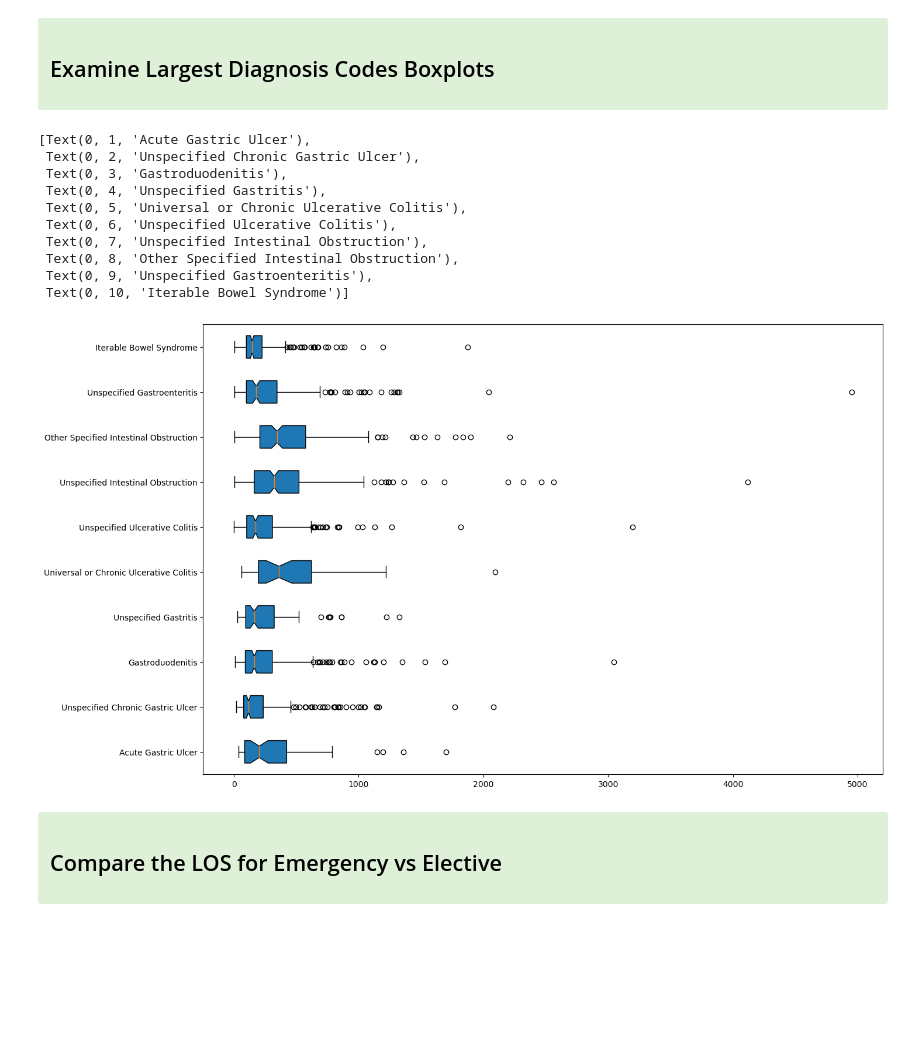
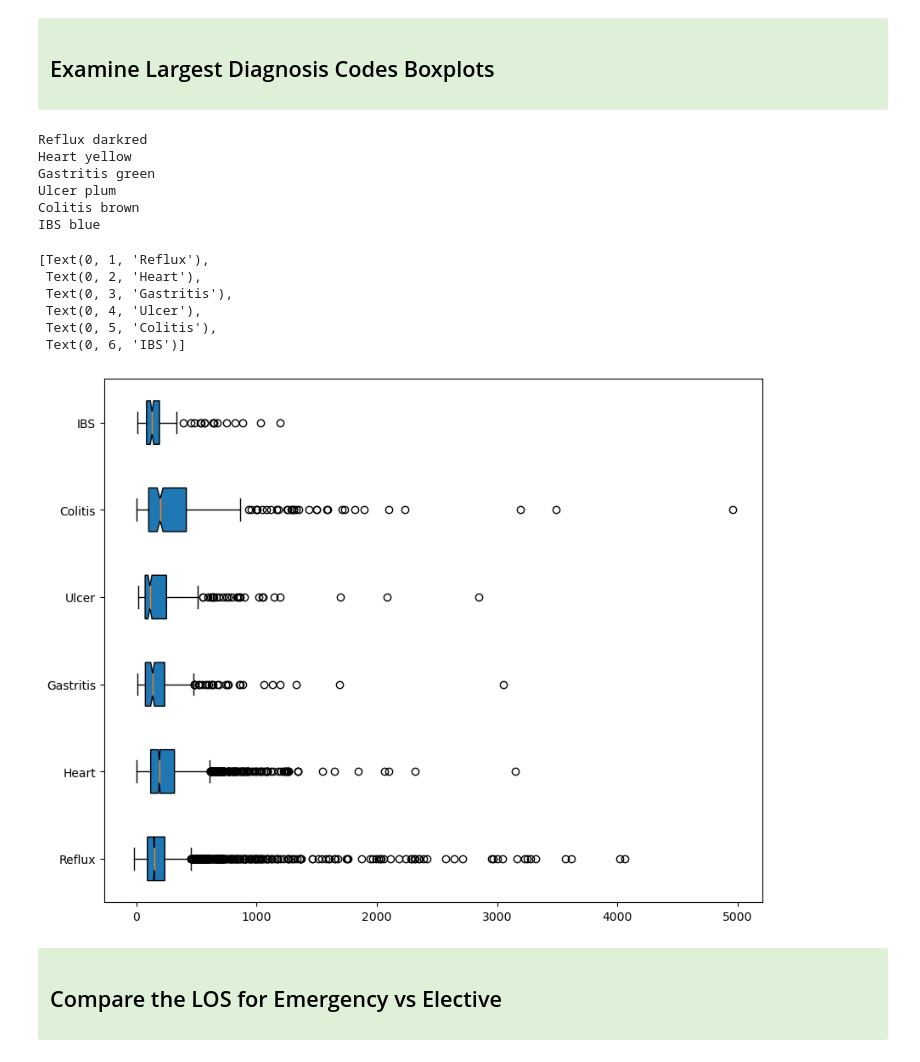
Before and after one commit to rdpratti/Medical-MIMIC-Research, a Jupyter notebook: Notebooks/MIMIC-Notes-EDA.ipynb, the cells around one changed output. Saved outputs shown, nothing was run; the diff lists cells and outputs as text; code cells hidden in the pictures; blank space fills up the shorter version.

```diff
--- a/Notebooks/MIMIC-Notes-EDA.ipynb
+++ b/Notebooks/MIMIC-Notes-EDA.ipynb
@@ -190,7 +234,7 @@ admissions['stay_hours'] = (admissions.dischtime - admissions.admittime).astype(
 intestinal_adms = pd.merge(intestinal_folks, admissions, on=['subject_id','hadm_id'])\
                 [['subject_id', 'hadm_id', 'icd9_codes', 'primary_icd9_code', 'primary_icd10_code', 'stay_hours', \
                   'admittime', 'dischtime','deathtime',\
-                 'admission_type', 'insurance', 'language', 'religion','marital_status', 'ethnicity', 'diagnosis']]
-intestinal_adms[1:5]
+                 'admission_type', 'insurance', 'language', 'religion','marital_status', 'ethnicity', 'diagnosis', 'icd_category']]
+intestinal_adms[intestinal_adms.icd_category == 'Reflux'][0:3]
 # %% [output]
 |  | subject_id | hadm_id | icd9_codes | primary_icd9_code | primary_icd10_code | stay_hours | admittime | ... |
@@ -254,11 +277,11 @@ dtype: int64
 <div class="alert alert-block alert-success"><font color="black"><h1><left>Length of Stay Statistics and Admission Counts By Primary Diagnosis Code</left></h1></font>
 # %%
 intestinal_adms.merge(diag_codes, left_on='primary_icd9_code', right_on='icd9_code')\
-                        .groupby(['primary_icd10_code', 'primary_icd9_code' , 'long_title'])\
+                        .groupby(['primary_icd10_code', 'primary_icd9_code' , 'icd_category', 'long_title'])\
                         .agg(stay_hrs_min= ('stay_hours','min'),
                              stay_hrs_max= ('stay_hours','max'),
                              stay_hrs_avg= ('stay_hours','mean'),
                              adms_count=('hadm_id','count'))\
                          .round(1)\
-                         .sort_values(by=['adms_count'], ascending=False, inplace=False)[1:20]
+                         .sort_values(by=['adms_count'], ascending=False, inplace=False)[1:30]
 # %% [output]
@@ -342,7 +389,7 @@ intestinal_adms.shape
 </h2></font>
 # %%
 # Initialise the subplot function using number of rows and columns
-figure, axis = plt.subplots(nrows=5, ncols=2, figsize=(8, 10))
+figure, axis = plt.subplots(nrows=3, ncols=2, figsize=(8, 10))
 figure.tight_layout() # Or equivalently,  "plt.tight_layout()"
 plt.subplots_adjust(hspace=0.5)
 
@@ -351,26 +398,21 @@ abins = range(25,600,25)
 kwargs = dict(alpha=0.65, bins=abins)
 
 
-
-icd_codes = {'K25.0':'Acute Gastric Ulcer','K25.4':'Unspecified Chronic Gastric Ulcer',
-             'K29.90':'Gastroduodenitis','K29.91':'Unspecified Gastritis',
-             'K51.00':'Universal or Chronic Ulcerative Colitis','K51.90':'Unspecified Ulcerative Colitis',
-             'K56.60':'Unspecified Intestinal Obstruction', 'K56.69':'Other Specified Intestinal Obstruction',
-             'K52.9':'Unspecified Gastroenteritis','K58.9':'Iterable Bowel Syndrome'}
-
 x_row = 0
 x_col = 0
 
-for code, description in icd_codes.items():
+for code, description in icd_codes2.items():
 
-    temp_x = intestinal_adms.loc[intestinal_adms['primary_icd10_code'].str.contains(code), 'stay_hours']
+    temp_x = intestinal_adms.loc[intestinal_adms['icd_category'].str.contains(code), 'stay_hours']
 
     atext = 'N = ' + str(len(temp_x))
     axis[x_row,x_col].hist(temp_x, bins=100)
     axis[x_row,x_col].set_xlim(0,800)
-    xtitle = code + ' ' + description
+    xtitle = code
+    # xtitle = code + ' ' + description
     axis[x_row,x_col].text(0.8, 0.95, atext, horizontalalignment='right', verticalalignment='top', transform=axis[x_row,x_col].transAxes)
     axis[x_row,x_col].set_title(xtitle)
+    axis[x_row,x_col].set_xlabel('Length of Stay (Hours)')
     if x_col == 0:
         axis[x_row,x_col].set_ylabel('Frequency')
         x_col += 1
@@ -384,48 +426,46 @@ for code, description in icd_codes.items():
 </h2></font>
 # %%
 
-fig = plt.figure(figsize =(15, 10))
+fig = plt.figure(figsize =(10, 8))
 ax = fig.add_subplot(111)
 
 def get_data(code):
 
-    temp_x = intestinal_adms.loc[intestinal_adms['primary_icd10_code'].str.contains(code), 'stay_hours']
+#    temp_x = intestinal_adms.loc[intestinal_adms['primary_icd10_code'].str.contains(code), 'stay_hours']
+
+    temp_x = intestinal_adms.loc[intestinal_adms['icd_category'].str.contains(code,na=False), 'stay_hours']
     return temp_x
-
-icd_codes = {'K25.0':'Acute Gastric Ulcer','K25.4':'Unspecified Chronic Gastric Ulcer',
-             'K29.90':'Gastroduodenitis','K29.91':'Unspecified Gastritis',
-             'K51.00':'Universal or Chronic Ulcerative Colitis','K51.90':'Unspecified Ulcerative Colitis',
-             'K56.60':'Unspecified Intestinal Obstruction', 'K56.69':'Other Specified Intestinal Obstruction',
-             'K52.9':'Unspecified Gastroenteritis','K58.9':'Iterable Bowel Syndrome'}
-
 
 x_data = []
 x_description = []
 x_items = 0
 
-for code, description in icd_codes.items():
-
-    x_description.append(description)
+#for code, description in icd_codes_t.items():
+for code, description in icd_codes2.items():
+    print(code, description)
+    x_description.append(code)
     x_data.append(get_data(code))
 
 
 # Creating axes instance
 bp = ax.boxplot(x_data, patch_artist = True,
                 notch ='True', vert = 0)
 
 ax.set_yticklabels(x_description)
 # %% [output]
-[Text(0, 1, 'Acute Gastric Ulcer'),
- Text(0, 2, 'Unspecified Chronic Gastric Ulcer'),
- Text(0, 3, 'Gastroduodenitis'),
- Text(0, 4, 'Unspecified Gastritis'),
- Text(0, 5, 'Universal or Chronic Ulcerative Colitis'),
- Text(0, 6, 'Unspecified Ulcerative Colitis'),
- Text(0, 7, 'Unspecified Intestinal Obstruction'),
- Text(0, 8, 'Other Specified Intestinal Obstruction'),
- Text(0, 9, 'Unspecified Gastroenteritis'),
- Text(0, 10, 'Iterable Bowel Syndrome')]
+Reflux darkred
+Heart yellow
+Gastritis green
+Ulcer plum
+Colitis brown
+IBS blue
+[Text(0, 1, 'Reflux'),
+ Text(0, 2, 'Heart'),
+ Text(0, 3, 'Gastritis'),
+ Text(0, 4, 'Ulcer'),
+ Text(0, 5, 'Colitis'),
+ Text(0, 6, 'IBS')]
-[figure, old version]
+[figure, new version]
 # %% [markdown]
 <div class="alert alert-block alert-success"><font color="black"><h2><left>Compare the LOS for Emergency vs Elective</left>
 </h2></font>
```
Also changed, not shown: parts of 67 cells of this notebook, 4 other files.
